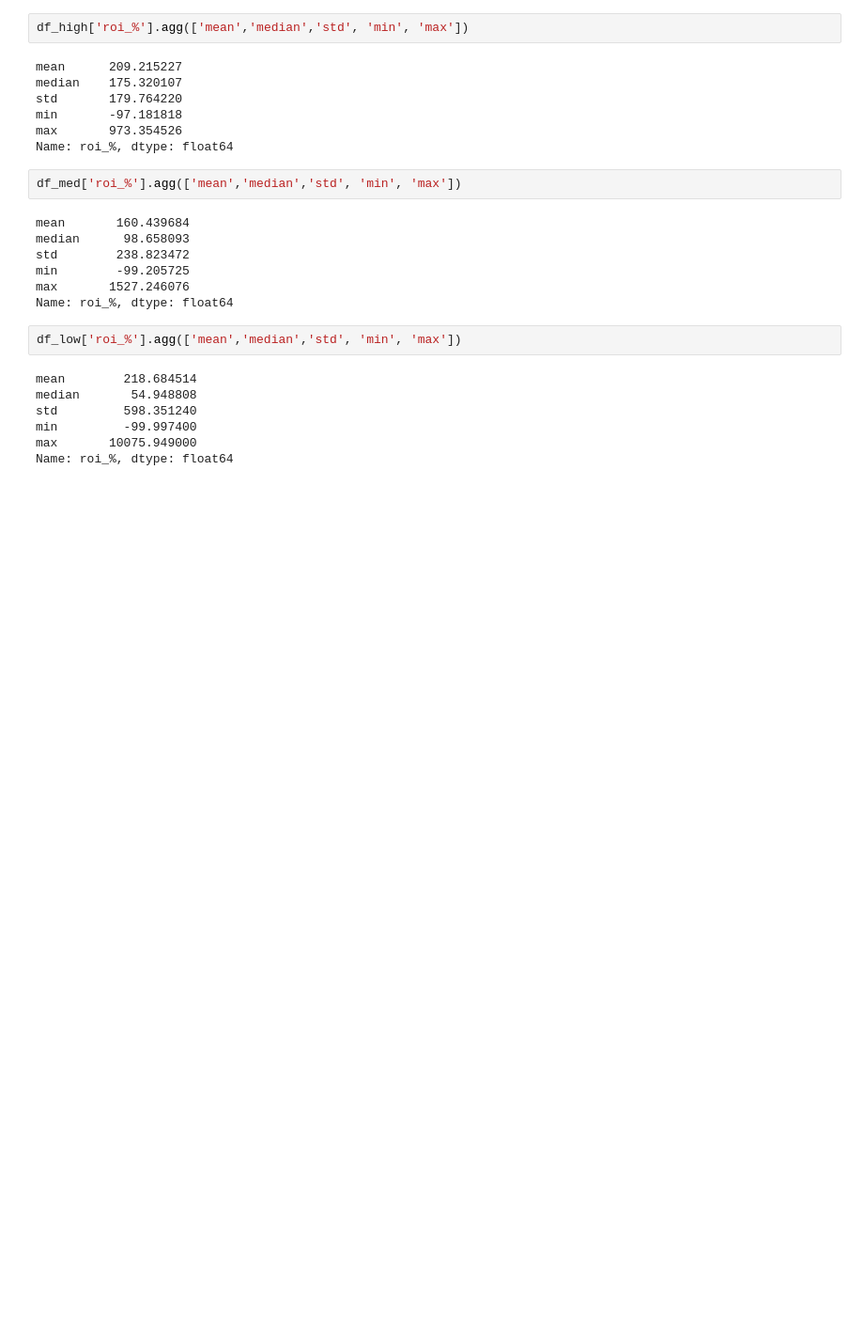
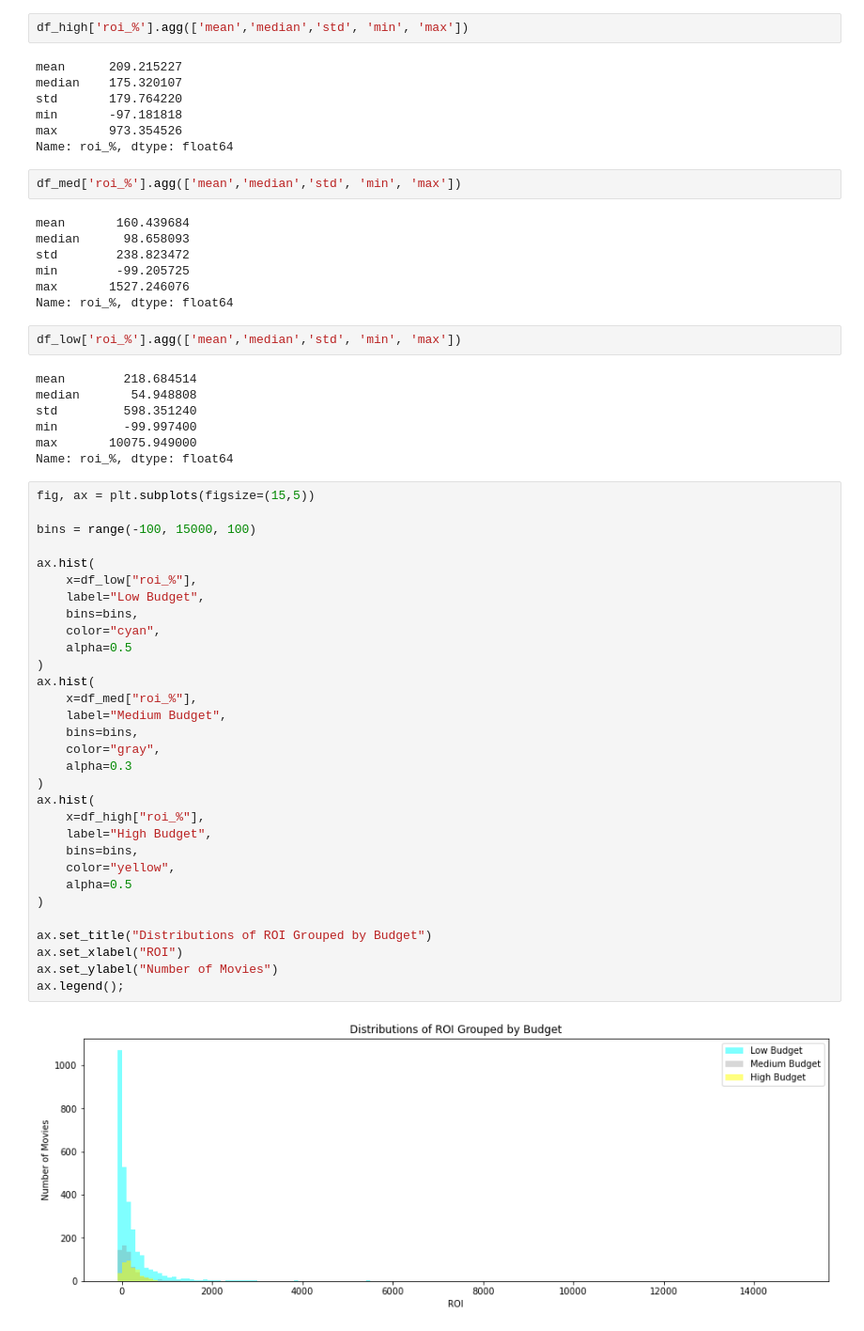
Before and after one commit to halemade/film_recommendations, a Jupyter notebook: explore_budget.ipynb, the cells around one changed output. Shown at 94% size. Drawn from its saved outputs; the diff is of its cells as text; blank space fills up the shorter version.

Commit message:
added graphs

```diff
--- a/explore_budget.ipynb
+++ b/explore_budget.ipynb
@@ -270,3 +270,36 @@ std         598.351240
 min         -99.997400
 max       10075.949000
 Name: roi_%, dtype: float64
+# %%
+fig, ax = plt.subplots(figsize=(15,5))
+
+bins = range(-100, 15000, 100)
+
+ax.hist(
+    x=df_low["roi_%"],
+    label="Low Budget",
+    bins=bins,
+    color="cyan",
+    alpha=0.5
+)
+ax.hist(
+    x=df_med["roi_%"],
+    label="Medium Budget",
+    bins=bins,
+    color="gray",
+    alpha=0.3
+)
+ax.hist(
+    x=df_high["roi_%"],
+    label="High Budget",
+    bins=bins,
+    color="yellow",
+    alpha=0.5
+)
+
+ax.set_title("Distributions of ROI Grouped by Budget")
+ax.set_xlabel("ROI")
+ax.set_ylabel("Number of Movies")
+ax.legend();
+# %% [output]
+[figure, added]
```
Also changed, not shown: parts of 2 cells of this notebook.
